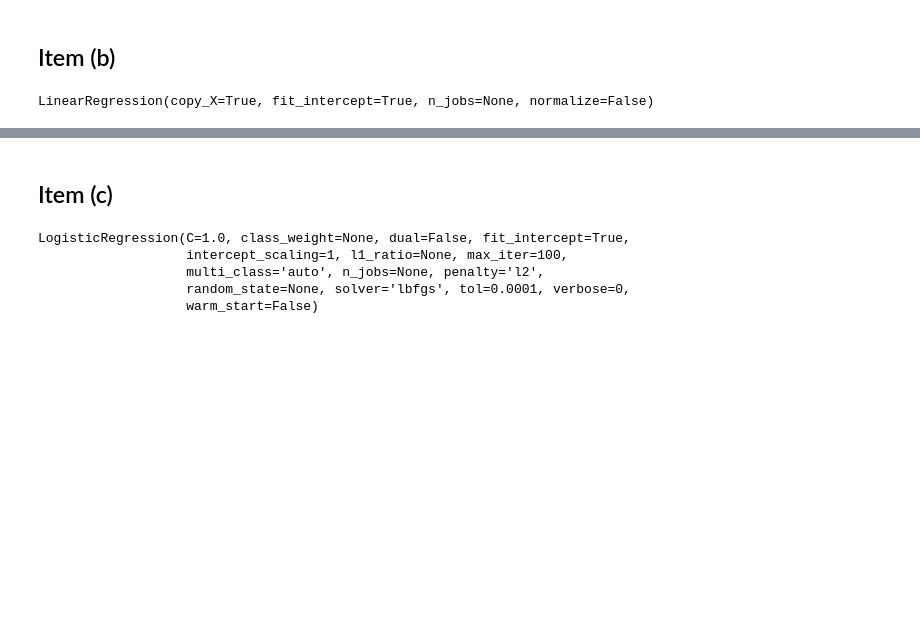
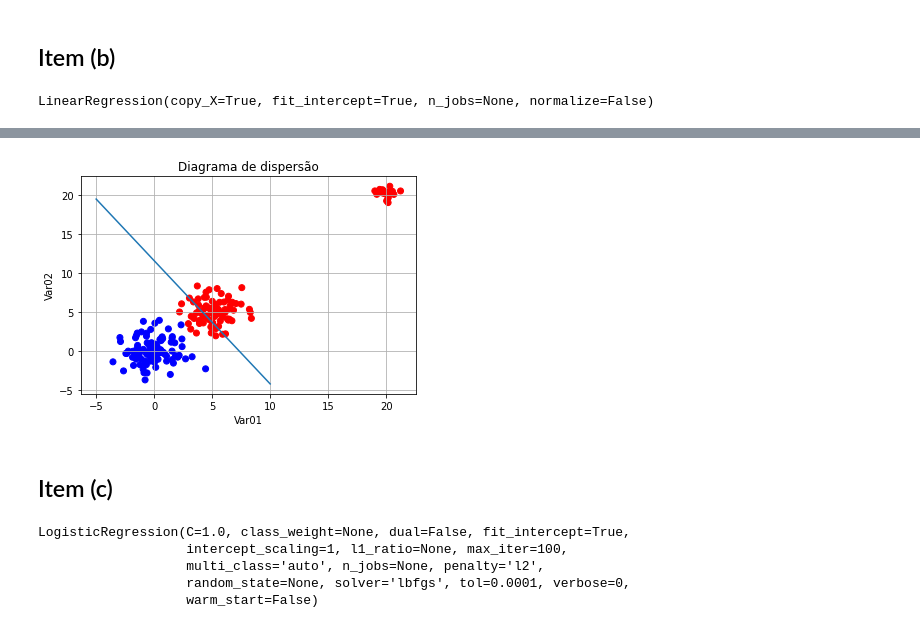
Before and after one commit to julianovale/PO450, a Jupyter notebook: Semana06_PO450_Atividade.ipynb, the cells around one changed output, grey strips where cells are left out. Cells and saved outputs as stored; diff of their text form; code cells hidden in the pictures; blank space fills up the shorter version.

```diff
--- a/Semana06_PO450_Atividade.ipynb
+++ b/Semana06_PO450_Atividade.ipynb
@@ -87,3 +87,18 @@ Acurácia do teste:  0.775
+# %%
+# plotando scatterplot
+slope = model_reg_linear.coef_
+intercept = model_reg_linear.intercept_
+colors = {1.0:'red', 0.0:'blue'}
+plt.grid()
+plt.scatter(df['Var01'],df['Var02'],c=df['d'].map(colors))
+x = np.linspace(-5,10,1000)
+plt.plot(x, -(slope[0]/slope[1]*x-(intercept/slope[1])))
+plt.xlabel('Var01')
+plt.ylabel('Var02')
+plt.title('Diagrama de dispersão')
+plt.show()
+# %% [output]
+[figure, added]
 # %% [markdown]
 ## Item (c)
 # %%
```
Also changed, not shown: parts of 4 cells of this notebook.
